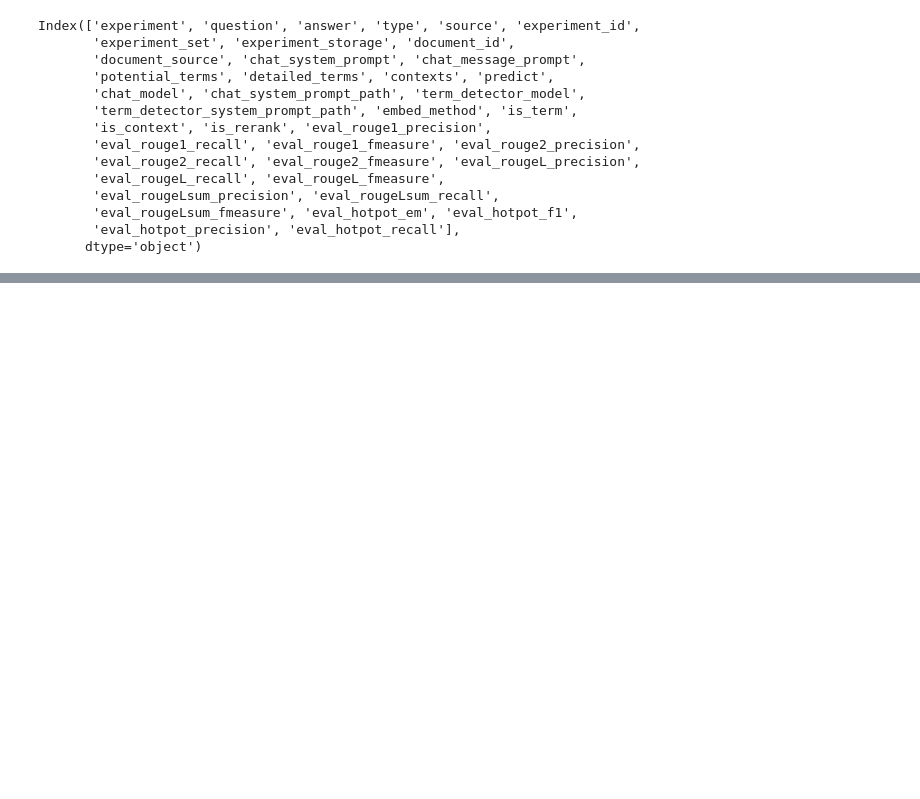
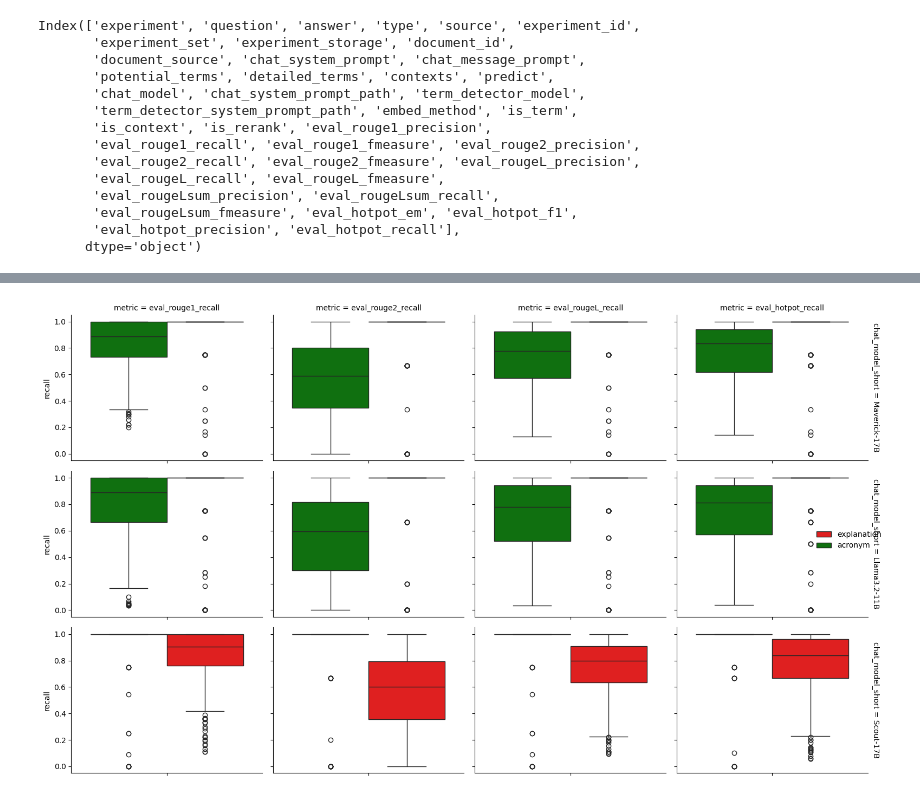
Before and after one commit to datanooblol/broai-arai, a Jupyter notebook: backend/02-new_onlineflow.ipynb, the cells around one changed output, grey strips where cells are left out. Drawn from its saved outputs; the diff is of its cells as text; code cells hidden in the pictures; blank space fills up the shorter version.

```diff
--- a/backend/02-new_onlineflow.ipynb
+++ b/backend/02-new_onlineflow.ipynb
@@ -482,0 +509,29 @@ df.loc[mask, target_cols]
+# %%
+import seaborn as sns
+import matplotlib.pyplot as plt
+import pandas as pd
+
+# Create shorter model names
+model_mapping = {
+    'us.meta.llama4-maverick-17b-instruct-v1:0': 'Maverick-17B',
+    'us.meta.llama3-2-11b-instruct-v1:0': 'Llama3.2-11B',
+    'us.meta.llama4-scout-17b-instruct-v1:0': 'Scout-17B'
+}
+df['chat_model_short'] = df['chat_model'].map(model_mapping)
+
+# Melt and plot
+metrics = ['eval_rouge1_recall', 'eval_rouge2_recall', 'eval_rougeL_recall', 'eval_hotpot_recall']
+df_melted = df.melt(
+    id_vars=['chat_model_short', 'type'],
+    value_vars=metrics,
+    var_name='metric',
+    value_name='recall'
+)
+
+g = sns.FacetGrid(df_melted, row='chat_model_short', col='metric', margin_titles=True, aspect=1.2)
+g.map_dataframe(sns.boxplot, y='recall', hue='type', palette=['green', 'red'])
+g.add_legend()
+plt.tight_layout()
+plt.show()
+# %% [output]
+[figure, added]
```
Also changed, not shown: parts of 55 cells of this notebook, 3 other files.
